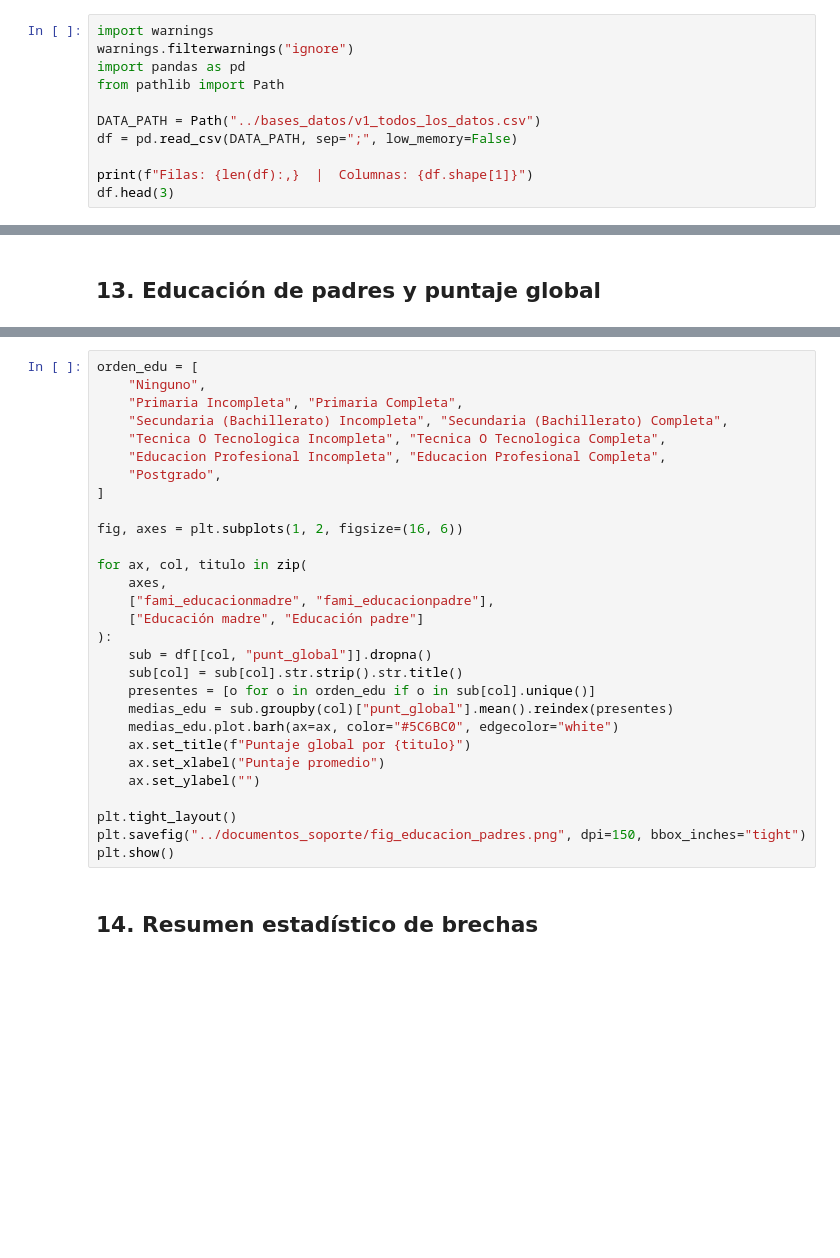
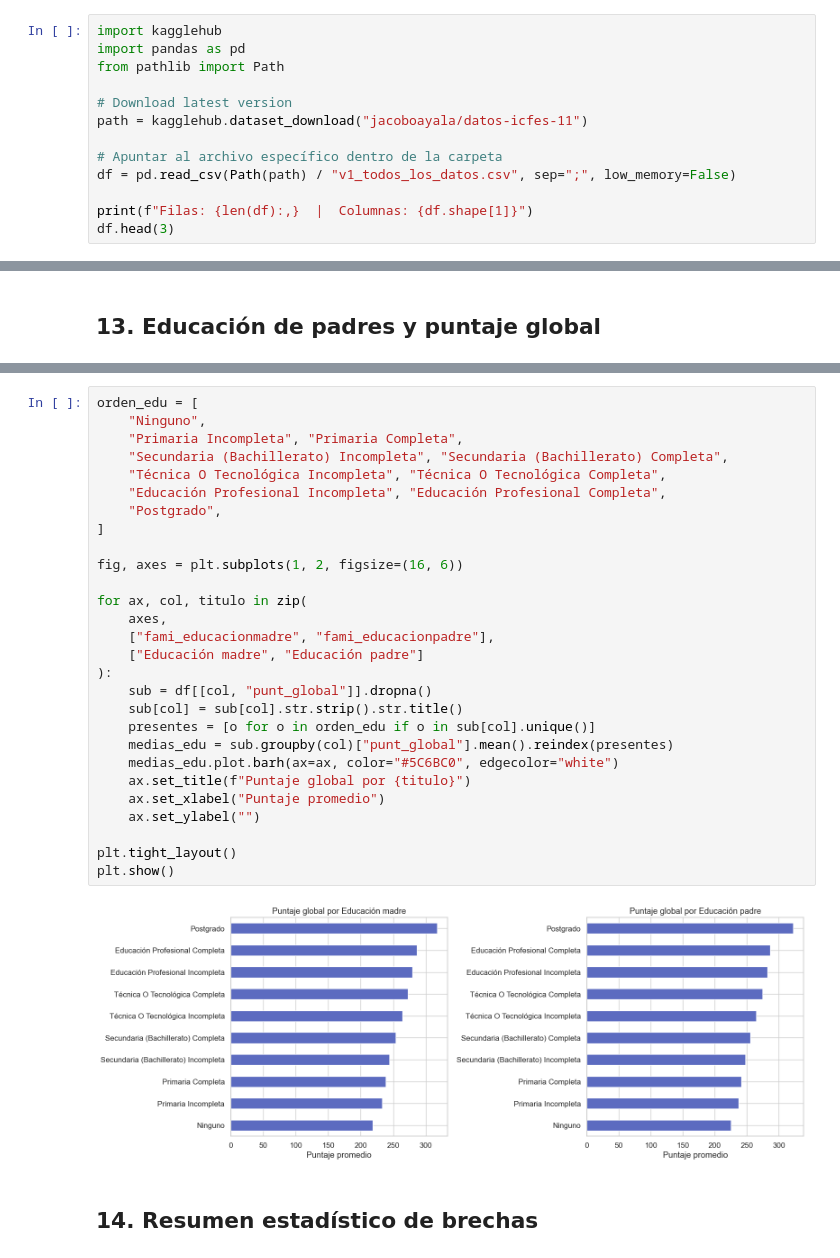
Before and after one commit to liturriago/EquidadAlgoritmica-SaberXAI, a Jupyter notebook: visualizacion.ipynb, the cells around one changed output, grey strips where cells are left out. Saved outputs shown, nothing was run; the diff lists cells and outputs as text; blank space fills up the shorter version.

```diff
--- a/visualizacion.ipynb
+++ b/visualizacion.ipynb
@@ -12,13 +16,15 @@ Este notebook descarga el dataset desde Kaggle y genera visualizaciones explorat
 Requiere credenciales en `~/.kaggle/kaggle.json`.
 Obtenerlas en **https://www.kaggle.com/settings → API → Create New Token**.
 # %%
-import warnings
-warnings.filterwarnings("ignore")
+import kagglehub
 import pandas as pd
 from pathlib import Path
 
-DATA_PATH = Path("../bases_datos/v1_todos_los_datos.csv")
-df = pd.read_csv(DATA_PATH, sep=";", low_memory=False)
+# Download latest version
+path = kagglehub.dataset_download("jacoboayala/datos-icfes-11")
+
+# Apuntar al archivo específico dentro de la carpeta
+df = pd.read_csv(Path(path) / "v1_todos_los_datos.csv", sep=";", low_memory=False)
 
 print(f"Filas: {len(df):,}  |  Columnas: {df.shape[1]}")
 df.head(3)
@@ -321,32 +407,33 @@ plt.show()
 # %%
 orden_edu = [
     "Ninguno",
     "Primaria Incompleta", "Primaria Completa",
     "Secundaria (Bachillerato) Incompleta", "Secundaria (Bachillerato) Completa",
-    "Tecnica O Tecnologica Incompleta", "Tecnica O Tecnologica Completa",
-    "Educacion Profesional Incompleta", "Educacion Profesional Completa",
+    "Técnica O Tecnológica Incompleta", "Técnica O Tecnológica Completa",
+    "Educación Profesional Incompleta", "Educación Profesional Completa",
     "Postgrado",
 ]
 
 fig, axes = plt.subplots(1, 2, figsize=(16, 6))
 
 for ax, col, titulo in zip(
     axes,
     ["fami_educacionmadre", "fami_educacionpadre"],
     ["Educación madre", "Educación padre"]
 ):
     sub = df[[col, "punt_global"]].dropna()
     sub[col] = sub[col].str.strip().str.title()
     presentes = [o for o in orden_edu if o in sub[col].unique()]
     medias_edu = sub.groupby(col)["punt_global"].mean().reindex(presentes)
     medias_edu.plot.barh(ax=ax, color="#5C6BC0", edgecolor="white")
     ax.set_title(f"Puntaje global por {titulo}")
     ax.set_xlabel("Puntaje promedio")
     ax.set_ylabel("")
 
 plt.tight_layout()
-plt.savefig("../documentos_soporte/fig_educacion_padres.png", dpi=150, bbox_inches="tight")
 plt.show()
+# %% [output]
+[figure, added]
 # %% [markdown]
 ## 14. Resumen estadístico de brechas
 # %%
```
Also changed, not shown: parts of 16 cells of this notebook.
